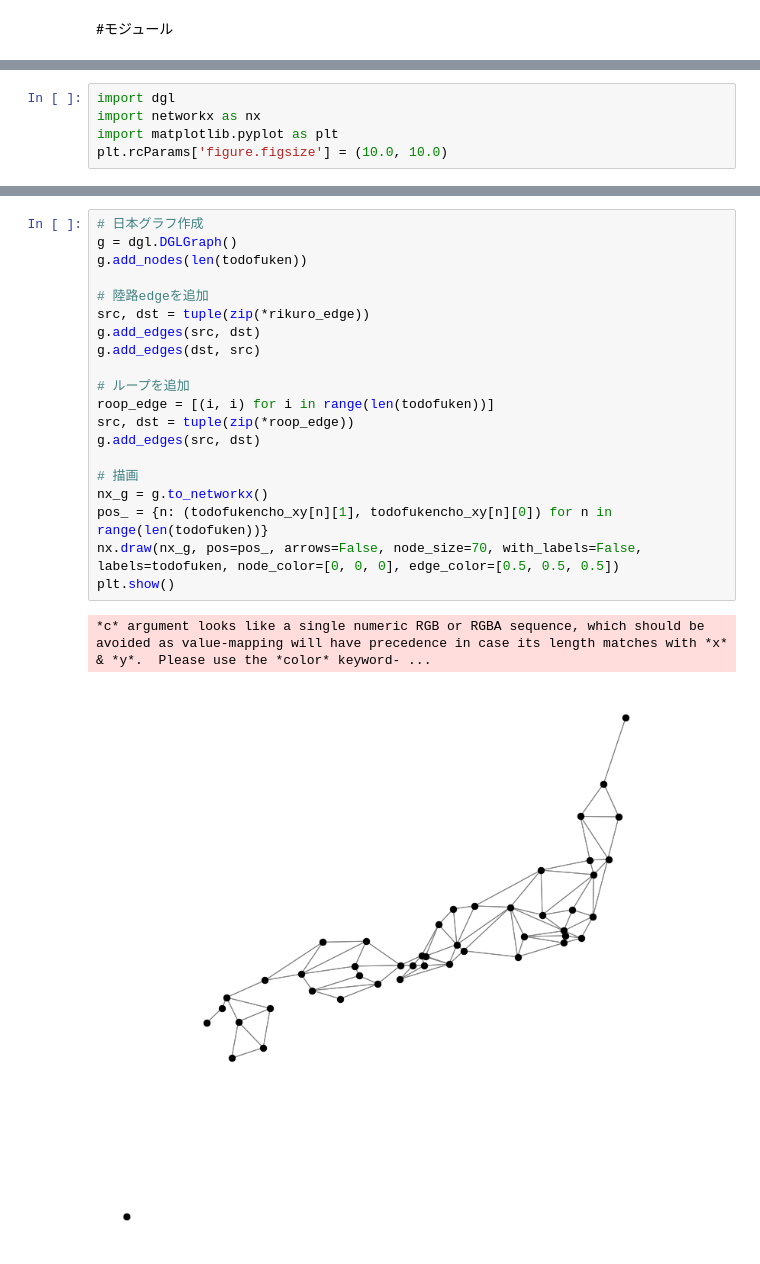
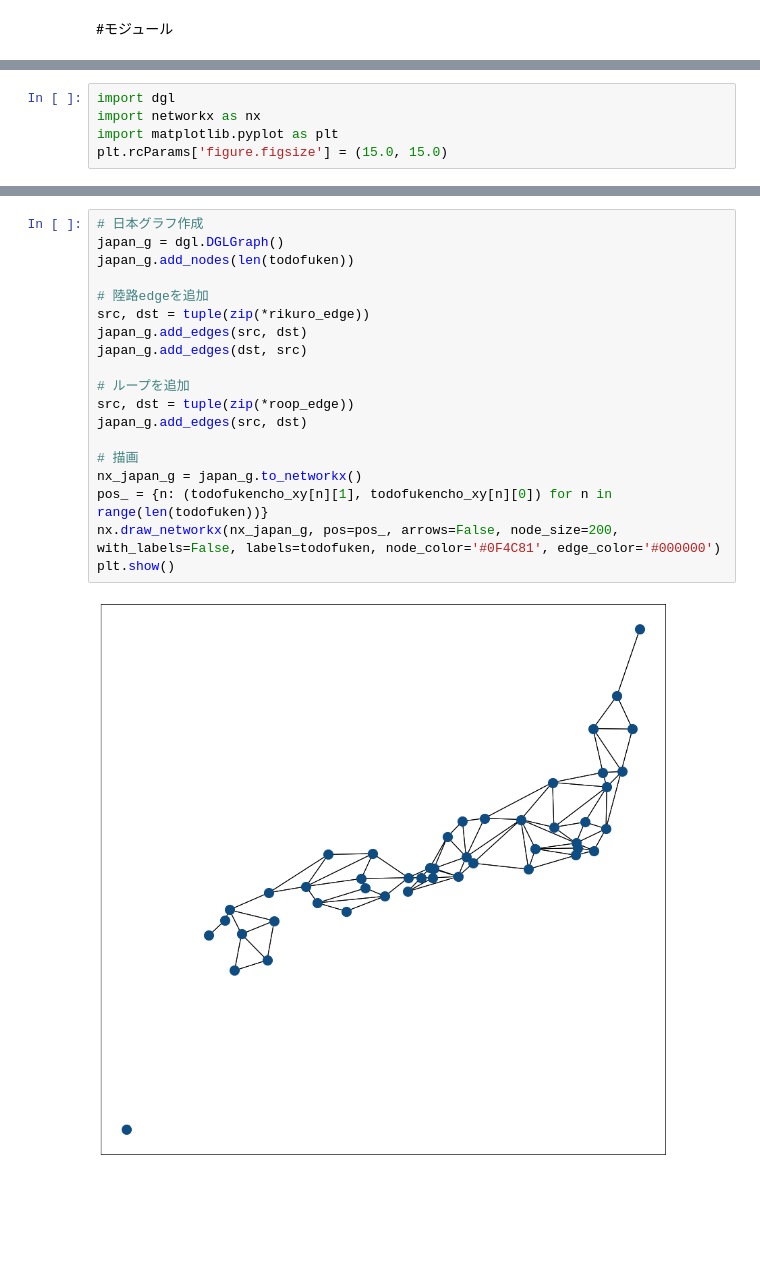
Before and after one commit to sirakik/japan_graph, a Jupyter notebook: japan_graph.ipynb, the cells around one changed output, grey strips where cells are left out. Drawn from its saved outputs; the diff is of its cells as text; blank space fills up the shorter version.

```diff
--- a/japan_graph.ipynb
+++ b/japan_graph.ipynb
@@ -22,5 +22,5 @@ Requirement already satisfied: chardet<4,>=3.0.2 in /usr/local/lib/python3.6/dis
 import dgl
 import networkx as nx
 import matplotlib.pyplot as plt
-plt.rcParams['figure.figsize'] = (10.0, 10.0)
+plt.rcParams['figure.figsize'] = (15.0, 15.0)
 # %% [markdown]
@@ -36,24 +43,22 @@ rikuro_edge = [(0, 1), (1, 2), (1, 4), (2, 4), (2, 7), (3, 4), (3, 5), (3, 6), (
 # %%
 # 日本グラフ作成
-g = dgl.DGLGraph()
-g.add_nodes(len(todofuken))
+japan_g = dgl.DGLGraph()
+japan_g.add_nodes(len(todofuken))
 
 # 陸路edgeを追加
 src, dst = tuple(zip(*rikuro_edge))
-g.add_edges(src, dst)
-g.add_edges(dst, src)
+japan_g.add_edges(src, dst)
+japan_g.add_edges(dst, src)
 
 # ループを追加
-roop_edge = [(i, i) for i in range(len(todofuken))]
 src, dst = tuple(zip(*roop_edge))
-g.add_edges(src, dst)
+japan_g.add_edges(src, dst)
 
 # 描画
-nx_g = g.to_networkx()
+nx_japan_g = japan_g.to_networkx()
 pos_ = {n: (todofukencho_xy[n][1], todofukencho_xy[n][0]) for n in range(len(todofuken))}
-nx.draw(nx_g, pos=pos_, arrows=False, node_size=70, with_labels=False, labels=todofuken, node_color=[0, 0, 0], edge_color=[0.5, 0.5, 0.5])
+nx.draw_networkx(nx_japan_g, pos=pos_, arrows=False, node_size=200, with_labels=False, labels=todofuken, node_color='#0F4C81', edge_color='#000000')
 plt.show()
 # %% [output]
-*c* argument looks like a single numeric RGB or RGBA sequence, which should be avoided as value-mapping will have precedence in case its length matches with *x* & *y*.  Please use the *color* keyword- ...
-[figure, old version]
+[figure, new version]
 # %% [markdown]
```
Also changed, not shown: parts of 19 cells of this notebook.
